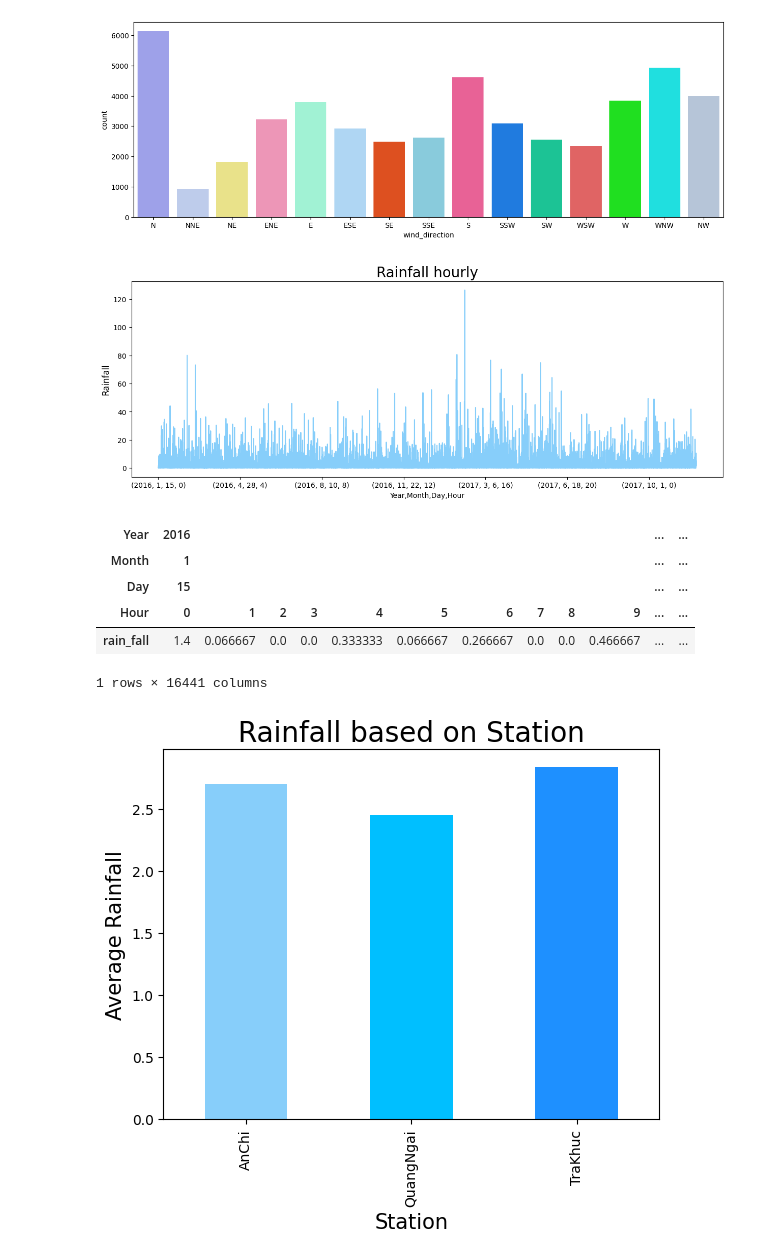
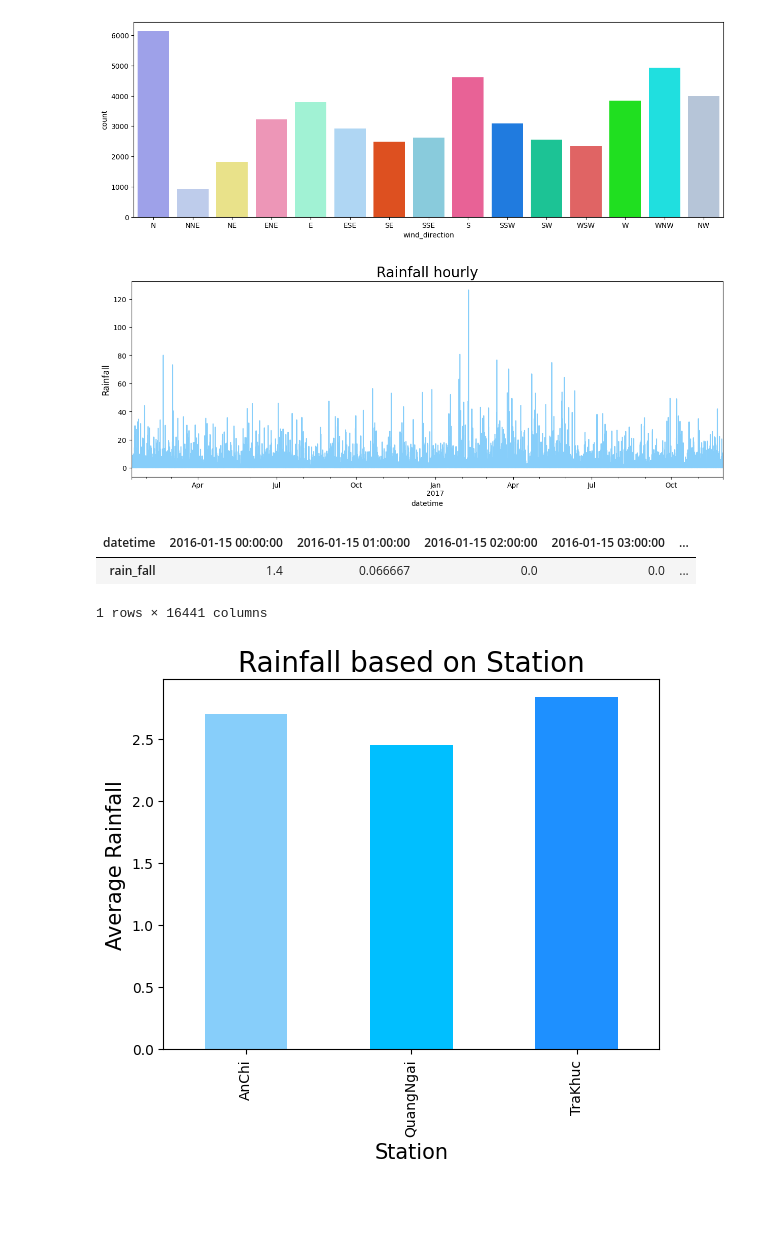
Before and after one commit to tiramiSoo/Rainfall-Prediction, a Jupyter notebook: Rain Fall Predict.ipynb, the cells around one changed output. Saved outputs shown, nothing was run; the diff lists cells and outputs as text; code cells hidden in the pictures; blank space fills up the shorter version.

```diff
--- a/Rain Fall Predict.ipynb
+++ b/Rain Fall Predict.ipynb
@@ -96,9 +144,3 @@ Numerical columns are :
-# %%
-# Converting Date variable into year, month and day columns
-df['Year'] = pd.to_datetime(df['datetime']).dt.year
-df['Month'] = pd.to_datetime(df['datetime']).dt.month
-df['Day'] = pd.to_datetime(df['datetime']).dt.day
-df['Hour'] = pd.to_datetime(df['datetime']).dt.hour
 # %%
 # Five point summary for numrerical variables
 df.describe().T
@@ -285,21 +265,18 @@ Passing `palette` without assigning `hue` is deprecated and will be removed in v
 # %%
 # Average rainfall based on month and day
 plt.figure(figsize=(15,5))
-df.groupby(by=['Year','Month','Day','Hour'])['rain_fall'].mean().plot(color = "#87CEFA")
+df.groupby(by=['datetime'])['rain_fall'].mean().plot(color = "#87CEFA")
 plt.title('Rainfall hourly', fontsize=20)
 plt.ylabel('Rainfall', fontsize=12)
 plt.show()
 # %% [output]
-[figure, old version]
+[figure, new version]
 # %%
 # Average rainfall data
-df.groupby(by=['Year','Month','Day','Hour'])[['rain_fall']].mean().T
+df.groupby(by=['datetime'])[['rain_fall']].mean().T
 # %% [output]
-| Year | 2016 |  |  |  |  |  |  |  |  |  | ... | ... |
-| Month | 1 |  |  |  |  |  |  |  |  |  | ... | ... |
-| Day | 15 |  |  |  |  |  |  |  |  |  | ... | ... |
-| Hour | 0 | 1 | 2 | 3 | 4 | 5 | 6 | 7 | 8 | 9 | ... | ... |
-| rain_fall | 1.4 | 0.066667 | 0.0 | 0.0 | 0.333333 | 0.066667 | 0.266667 | 0.0 | 0.0 | 0.466667 | ... | ... |
+| datetime | 2016-01-15 00:00:00 | 2016-01-15 01:00:00 | 2016-01-15 02:00:00 | 2016-01-15 03:00:00 | ... |
+| rain_fall | 1.4 | 0.066667 | 0.0 | 0.0 | ... |
 1 rows × 16441 columns
 # %%
 
```
Also changed, not shown: parts of 15 cells of this notebook.
